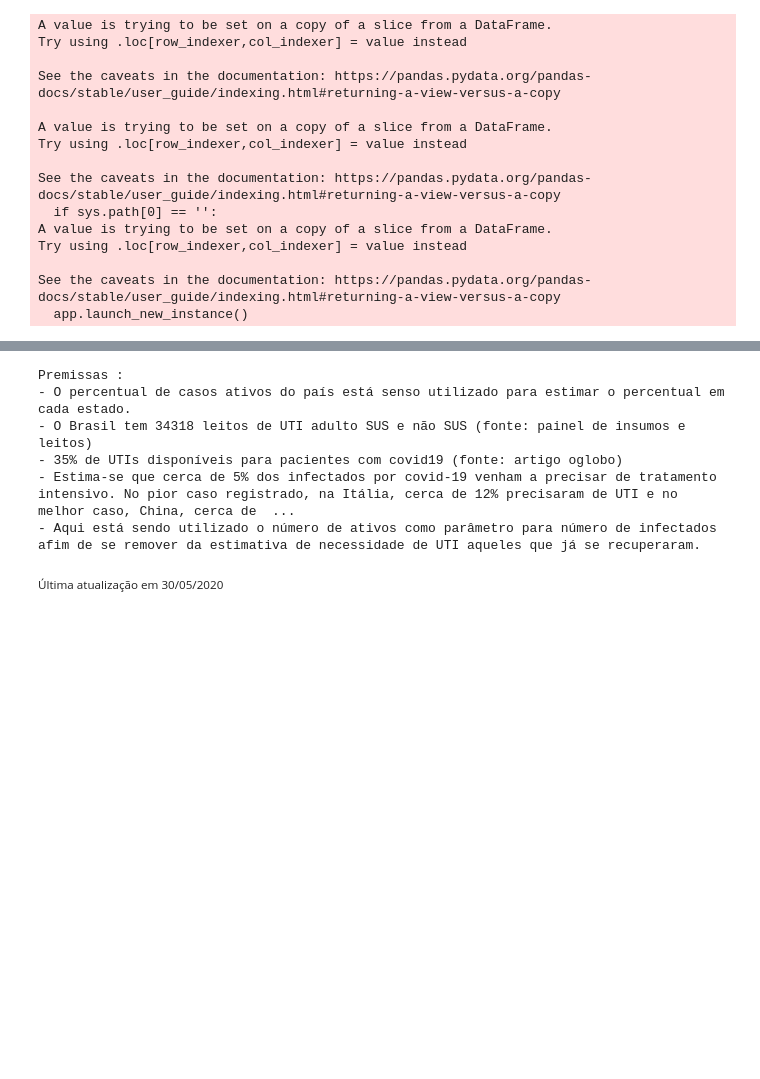
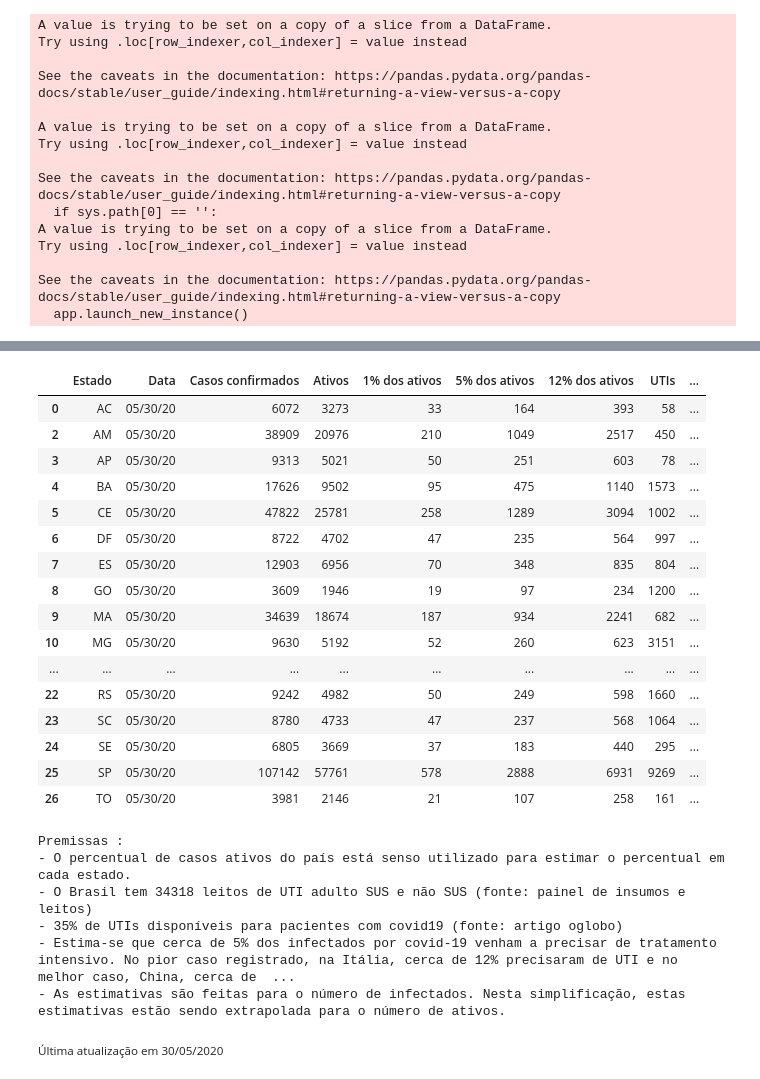
Before and after one commit to cleberjamaral/fastpages, a Jupyter notebook: _notebooks/2020-05-11-brazil-flatten-the-curve_per_state.ipynb, the cells around one changed output, grey strips where cells are left out. Cells and saved outputs as stored; diff of their text form; code cells hidden in the pictures; blank space fills up the shorter version.

Commit message:
Fixed calculus of actives

```diff
--- a/_notebooks/2020-05-11-brazil-flatten-the-curve_per_state.ipynb
+++ b/_notebooks/2020-05-11-brazil-flatten-the-curve_per_state.ipynb
@@ -71,22 +71,22 @@ src_cases = pd.read_csv(url_cases)
 df_cases = src_cases[(src_cases['Country/Region'] == 'Brazil')]
 df_cases['base'] = 'cases'
 
-src_deaths = pd.read_csv(url_recoveries)
-df_recoveries = src_deaths[(src_deaths['Country/Region'] == 'Brazil')]
+src_recoveries = pd.read_csv(url_recoveries)
+df_recoveries = src_recoveries[(src_recoveries['Country/Region'] == 'Brazil')]
 df_recoveries['base'] = 'recoveries'
 
-src_recoveries = pd.read_csv(url_deaths)
-df_deaths = src_recoveries[(src_recoveries['Country/Region'] == 'Brazil')]
+src_deaths = pd.read_csv(url_deaths)
+df_deaths = src_deaths[(src_deaths['Country/Region'] == 'Brazil')]
 df_deaths['base'] = 'deaths'
 
-df = [df_cases, df_recoveries, df_deaths]
+df = [df_cases, df_deaths, df_recoveries]
 df = pd.concat(df)
 
 df = df.drop(['Province/State', 'Country/Region', 'Lat', 'Long'], axis=1)
 
 # Add active cases row
 df = df.set_index('base')
-new_row = df.loc['cases'] - df.loc['recoveries']
+new_row = df.loc['cases'] - (df.loc['recoveries'] + df.loc['deaths'])
 new_row.name = 'actives'
 df = df.append([new_row])
 # Reset index after added new row
@@ -198,13 +198,15 @@ plot
 [interactive output not drawn]
 # %%
 #hide_input
+TOTAL_CASES = int(df_cases[pd.to_datetime(max(df[DATE_COLUMN])).strftime("%-m/%-d/%y")])
 TOTAL_RECOVERIES = int(df_recoveries[pd.to_datetime(max(df[DATE_COLUMN])).strftime("%-m/%-d/%y")])
-TOTAL_CASES = int(df_cases[pd.to_datetime(max(df[DATE_COLUMN])).strftime("%-m/%-d/%y")])
-RECOVERY_RATE = TOTAL_RECOVERIES / TOTAL_CASES
+TOTAL_DEATHS = int(df_deaths[pd.to_datetime(max(df[DATE_COLUMN])).strftime("%-m/%-d/%y")])
+ACTIVES_RATE = 1 - ((TOTAL_DEATHS + TOTAL_RECOVERIES) / TOTAL_CASES)
 HTML(
-    f'<small class="float-right">Última atualização em {pd.to_datetime(max(df[DATE_COLUMN])).strftime("%d/%m/%Y")}</small></br>'+
-    f'<small class="float-right">Total de casos confirmados: {TOTAL_CASES}</small></br>'+
-    f'<small class="float-right">Total de recuperados: {TOTAL_RECOVERIES}, percentual dos casos: {int(round(RECOVERY_RATE, 2) * 100)}%</small></br>'+
-    f'<small class="float-right">Total de mortes: {int(df_deaths[pd.to_datetime(max(df[DATE_COLUMN])).strftime("%-m/%-d/%y")])}</small>'
+    f'<small class="float-right">Última atualização em {pd.to_datetime(max(df[DATE_COLUMN])).strftime("%d/%m/%Y")}</small><br>'+
+    f'<small class="float-right">Total de casos confirmados: {TOTAL_CASES}</small><br>'+
+    f'<small class="float-right">Total de recuperados: {TOTAL_RECOVERIES}, {int(round(TOTAL_RECOVERIES / TOTAL_CASES, 2) * 100)}% dos casos</small><br>'+
+    f'<small class="float-right">Total de mortes: {TOTAL_DEATHS}, {int(round(TOTAL_DEATHS / TOTAL_CASES, 2) * 100)}% dos casos</small><br>'
+    f'<small class="float-right">Total de ativos: {TOTAL_CASES - (TOTAL_DEATHS + TOTAL_RECOVERIES)}, {int(round(ACTIVES_RATE, 2) * 100)}% dos casos</small>'
 )
 # %% [output]
@@ -219,10 +224,9 @@ df = df.drop(cols, axis=1)
 # %%
 #hide
 # add lower and upper bounds
-df[ACTIVE_CASES] = round(df[CONFIRMED_CASES] * (1 - RECOVERY_RATE),0)
+df[ACTIVE_CASES] = round(df[CONFIRMED_CASES] * (ACTIVES_RATE),0)
+df[LOWER_BOUND_ICU_NEED_STR] = round(df[ACTIVE_CASES] * (LOWER_BOUND_ICU_NEED),0)
 df[CASES_NEED_ICU_COLUMN] = round(df[ACTIVE_CASES] * (CASES_NEED_ICU),0)
-df[CASES_NEED_ICU_COLUMN] = round(df[ACTIVE_CASES] * (CASES_NEED_ICU),0)
-df[LOWER_BOUND_ICU_NEED_STR] = round(df[ACTIVE_CASES] * (LOWER_BOUND_ICU_NEED),0)
 df[UPPER_BOUND_ICU_NEED_STR] = round(df[ACTIVE_CASES] * (UPPER_BOUND_ICU_NEED),0)
 src_icus = src_icus.set_index(STATE_COLUMN)
 df = df.set_index(STATE_COLUMN)
@@ -243,8 +247,8 @@ while ((df.groupby(STATE_COLUMN).last()[DATE_COLUMN] < LAST_DATE).any()):
             copied_registers.append([row[0], row[1][DATE_COLUMN] + pd.DateOffset(days=1),
                           row[1][CONFIRMED_CASES],
                           row[1][ACTIVE_CASES],
+                          row[1][LOWER_BOUND_ICU_NEED_STR],
                           row[1][CASES_NEED_ICU_COLUMN],
-                          row[1][LOWER_BOUND_ICU_NEED_STR],
                           row[1][UPPER_BOUND_ICU_NEED_STR],
                           row[1][ICUS_COLUMN],
                           row[1][AVAILABLE_ICUS_COLUMN]])
@@ -254,6 +258,12 @@ while ((df.groupby(STATE_COLUMN).last()[DATE_COLUMN] < LAST_DATE).any()):
         df = df.reset_index()
 df = df.sort_values(by=[DATE_COLUMN])
 df[DATE_COLUMN] = df[DATE_COLUMN].dt.strftime('%m/%d/%y')
+df = df.astype({ACTIVE_CASES: int,
+                LOWER_BOUND_ICU_NEED_STR: int,
+                CASES_NEED_ICU_COLUMN: int,
+                UPPER_BOUND_ICU_NEED_STR: int,
+                ICUS_COLUMN: int,
+                AVAILABLE_ICUS_COLUMN: int})
 # %%
 #hide_input
 opt = df[STATE_COLUMN].unique()
@@ -360,3 +348,27 @@ df.groupby(STATE_COLUMN).last()
+# %%
+#hide_input
+df = df.groupby(STATE_COLUMN).last()
+df = df.reset_index().drop(1, axis=0)
+df = df.style.set_properties(**{'text-align': 'center'}).set_table_styles([ dict(selector='th', props=[('text-align', 'center')] ) ])
+df
+# %% [output]
+|  | Estado | Data | Casos confirmados | Ativos | 1% dos ativos | 5% dos ativos | 12% dos ativos | UTIs | ... |
+| 0 | AC | 05/30/20 | 6072 | 3273 | 33 | 164 | 393 | 58 | ... |
+| 2 | AM | 05/30/20 | 38909 | 20976 | 210 | 1049 | 2517 | 450 | ... |
+| 3 | AP | 05/30/20 | 9313 | 5021 | 50 | 251 | 603 | 78 | ... |
+| 4 | BA | 05/30/20 | 17626 | 9502 | 95 | 475 | 1140 | 1573 | ... |
+| 5 | CE | 05/30/20 | 47822 | 25781 | 258 | 1289 | 3094 | 1002 | ... |
+| 6 | DF | 05/30/20 | 8722 | 4702 | 47 | 235 | 564 | 997 | ... |
+| 7 | ES | 05/30/20 | 12903 | 6956 | 70 | 348 | 835 | 804 | ... |
+| 8 | GO | 05/30/20 | 3609 | 1946 | 19 | 97 | 234 | 1200 | ... |
+| 9 | MA | 05/30/20 | 34639 | 18674 | 187 | 934 | 2241 | 682 | ... |
+| 10 | MG | 05/30/20 | 9630 | 5192 | 52 | 260 | 623 | 3151 | ... |
+| ... | ... | ... | ... | ... | ... | ... | ... | ... | ... |
+| 22 | RS | 05/30/20 | 9242 | 4982 | 50 | 249 | 598 | 1660 | ... |
+| 23 | SC | 05/30/20 | 8780 | 4733 | 47 | 237 | 568 | 1064 | ... |
+| 24 | SE | 05/30/20 | 6805 | 3669 | 37 | 183 | 440 | 295 | ... |
+| 25 | SP | 05/30/20 | 107142 | 57761 | 578 | 2888 | 6931 | 9269 | ... |
+| 26 | TO | 05/30/20 | 3981 | 2146 | 21 | 107 | 258 | 161 | ... |
 # %%
 #hide_input
 print("Premissas :")
@@ -364,14 +376,14 @@ print("- O percentual de casos ativos do país está senso utilizado para estima
 print("- O Brasil tem "+"{:.0f}".format(TOTAL_ICU)+" leitos de UTI adulto SUS e não SUS (fonte: painel de insumos e leitos)")
 print("- {:.0f}".format(AVAILABLE_PERCENTAGE_ICU*100)+"% de UTIs disponíveis para pacientes com covid19 (fonte: artigo oglobo)")
 print("- Estima-se que cerca de "+"{:.0f}".format(CASES_NEED_ICU*100)+"% dos infectados por covid-19 venham a precisar de tratamento intensivo. No pior caso registrado, na Itália, cerca de 12% precisaram de UTI e no melhor caso, China, cerca de 1% dos infectados precisaram de UTI (fonte: artigo the lancet)")
-print("- Aqui está sendo utilizado o número de ativos como parâmetro para número de infectados afim de se remover da estimativa de necessidade de UTI aqueles que já se recuperaram.")
+print("- As estimativas são feitas para o número de infectados. Nesta simplificação, estas estimativas estão sendo extrapolada para o número de ativos.")
 # %% [output]
 Premissas :
 - O percentual de casos ativos do país está senso utilizado para estimar o percentual em cada estado.
 - O Brasil tem 34318 leitos de UTI adulto SUS e não SUS (fonte: painel de insumos e leitos)
 - 35% de UTIs disponíveis para pacientes com covid19 (fonte: artigo oglobo)
 - Estima-se que cerca de 5% dos infectados por covid-19 venham a precisar de tratamento intensivo. No pior caso registrado, na Itália, cerca de 12% precisaram de UTI e no melhor caso, China, cerca de  ...
-- Aqui está sendo utilizado o número de ativos como parâmetro para número de infectados afim de se remover da estimativa de necessidade de UTI aqueles que já se recuperaram.
+- As estimativas são feitas para o número de infectados. Nesta simplificação, estas estimativas estão sendo extrapolada para o número de ativos.
 # %%
 #hide_input
 HTML(f'<small class="float-right">Última atualização em {pd.to_datetime(LAST_DATE).strftime("%d/%m/%Y")}</small>')
```
Also changed, not shown: parts of 4 cells of this notebook.
